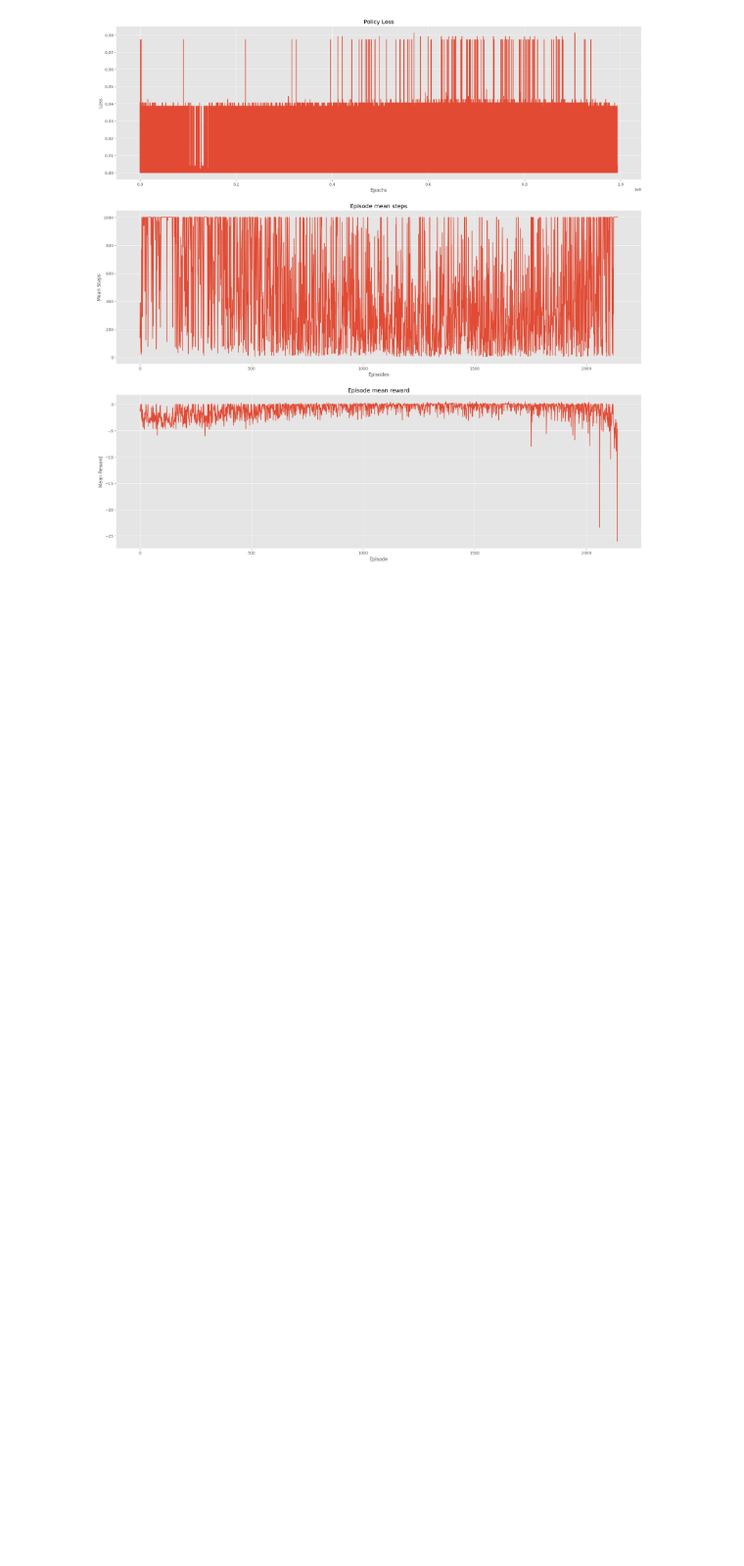
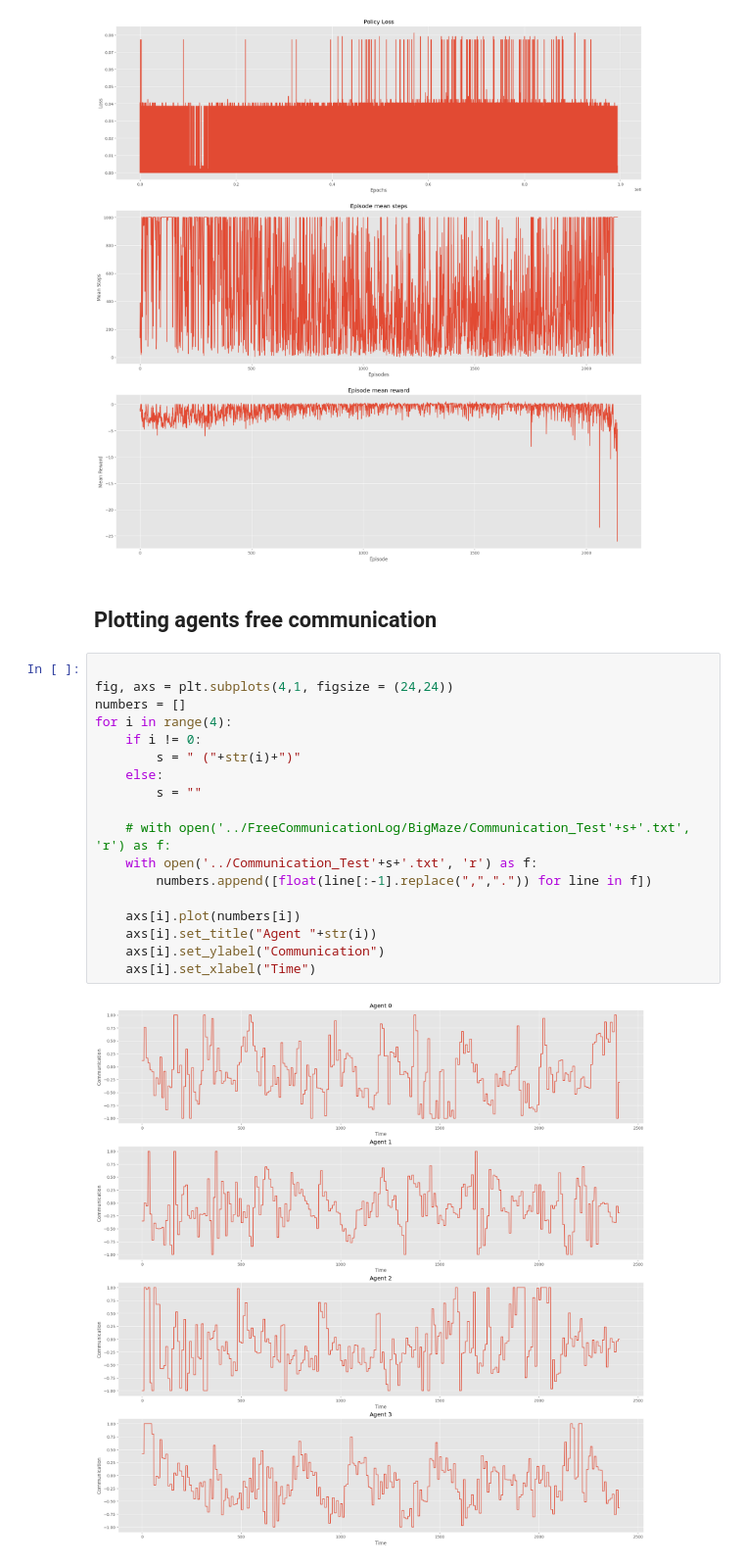
Before and after one commit to tcarausu/SwarmRobots, a Jupyter notebook: envs/analyze.ipynb, the cells around one changed output. Shown at 98% size. Cells and saved outputs as stored; diff of their text form; blank space fills up the shorter version.

Commit message:
Experimenting with free communication log

```diff
--- a/envs/analyze.ipynb
+++ b/envs/analyze.ipynb
@@ -104,3 +104,25 @@ _ = get_results("results/MULTIAGENT_DISCRETE_4agent_random_lessobs/FirstRun/log.
 _ = get_results("results/MULTIAGENT_DISCRETE_8agent_random/FirstRun/log.json", visualize=True, rolling_mean=False, window=50, num_agents=8)
 # %% [output]
 [figure]
+# %% [markdown]
+## Plotting agents free communication
+# %%
+
+fig, axs = plt.subplots(4,1, figsize = (24,24))
+numbers = []
+for i in range(4):
+    if i != 0:
+        s = " ("+str(i)+")"
+    else:
+        s = ""
+
+    # with open('../FreeCommunicationLog/BigMaze/Communication_Test'+s+'.txt', 'r') as f:
+    with open('../Communication_Test'+s+'.txt', 'r') as f:
+        numbers.append([float(line[:-1].replace(",",".")) for line in f])
+
+    axs[i].plot(numbers[i])
+    axs[i].set_title("Agent "+str(i))
+    axs[i].set_ylabel("Communication")
+    axs[i].set_xlabel("Time")
+# %% [output]
+[figure, added]
```
Also changed, not shown: parts of 4 cells of this notebook, 9 other files.
